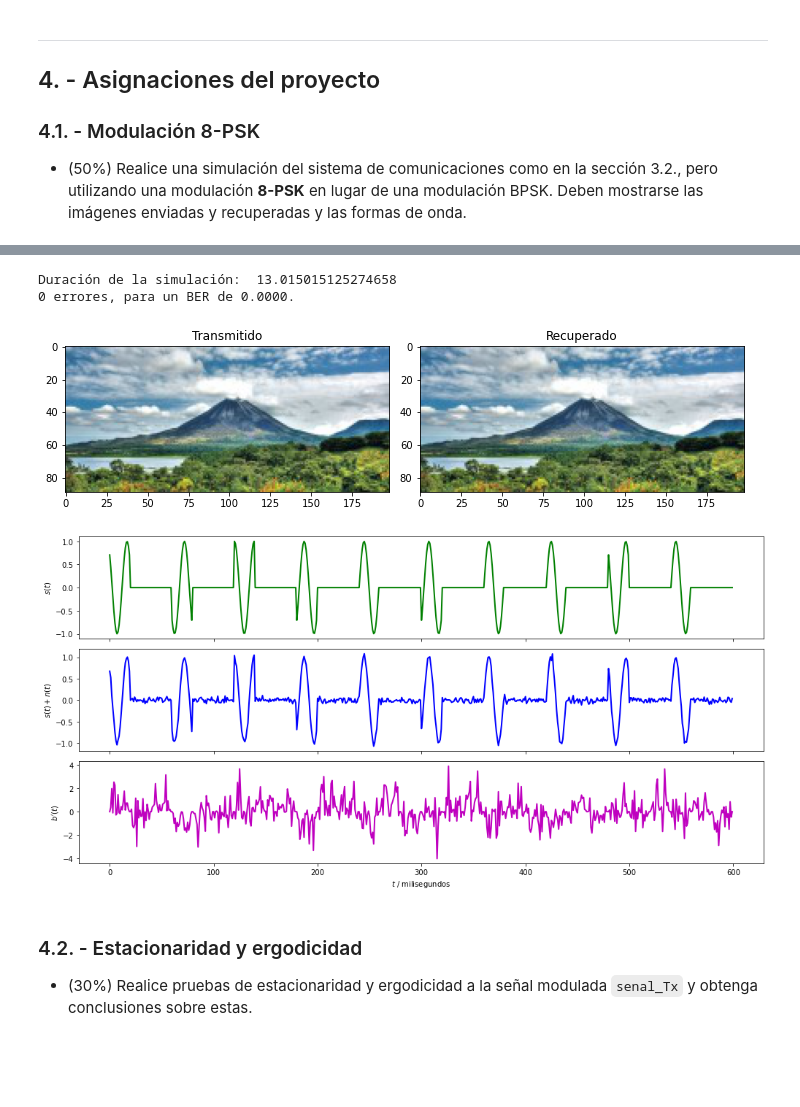
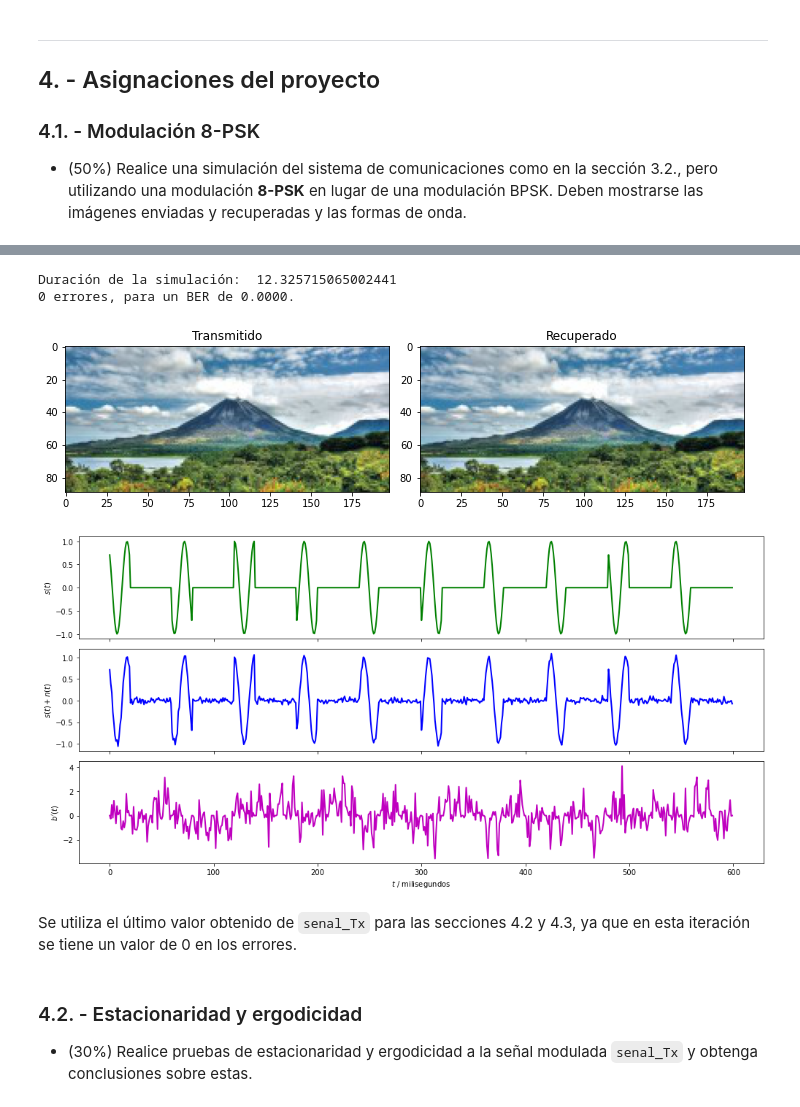
Before and after one commit to kathalsol/Tema4, a Jupyter notebook: P4.17.ipynb, the cells around one changed output, grey strips where cells are left out. Saved outputs shown, nothing was run; the diff lists cells and outputs as text; code cells hidden in the pictures; blank space fills up the shorter version.

```diff
--- a/P4.17.ipynb
+++ b/P4.17.ipynb
@@ -841,16 +849,16 @@ import numpy as np
 import matplotlib.pyplot as plt
 import time
 
-def modulación_8PSK_0dB():
+def modulación_8PSK(relacion):
     ''' Esta función es la encargada de ejercutar desde la modulación
-    hasta la demodulación de la modulación 8-PSK para un SNR=0, llamando
+    hasta la demodulación de la modulación 8-PSK, llamando
     los métodos anteriores, y fuente_info, reg_a_bit y canal_ruidoso que
     fueron dadas previamente.'''
 
     # Parámetros
     fc = 5000  # frecuencia de la portadora
     mpp = 20   # muestras por periodo de la portadora
-    SNR = 0   # relación señal-a-ruido del canal
+    SNR = relacion   # relación señal-a-ruido del canal
 
     # Iniciar medición del tiempo de simulación
     inicio = time.time()
@@ -1093,11 +942,13 @@ Duración de la simulación:  14.247499465942383
 # %%
-# Se obtiene la respuesta de parta 4.1 para un SNR = 20
-senal_Tx = modulación_8PSK_20dB()
+# Se obtiene la respuesta de la parte 4.1 para un SNR = 20
+senal_Tx = modulación_8PSK(20)
 # %% [output]
-Duración de la simulación:  13.015015125274658
+Duración de la simulación:  12.325715065002441
 0 errores, para un BER de 0.0000.
 [figure]
-[figure, old version]
+[figure, new version]
+# %% [markdown]
+Se utiliza el último valor obtenido de `senal_Tx` para las secciones 4.2 y 4.3, ya que en esta iteración se tiene un valor de 0 en los errores.
 # %% [markdown]
 
 ### 4.2. - Estacionaridad y ergodicidad
```
Also changed, not shown: parts of 11 cells of this notebook.
